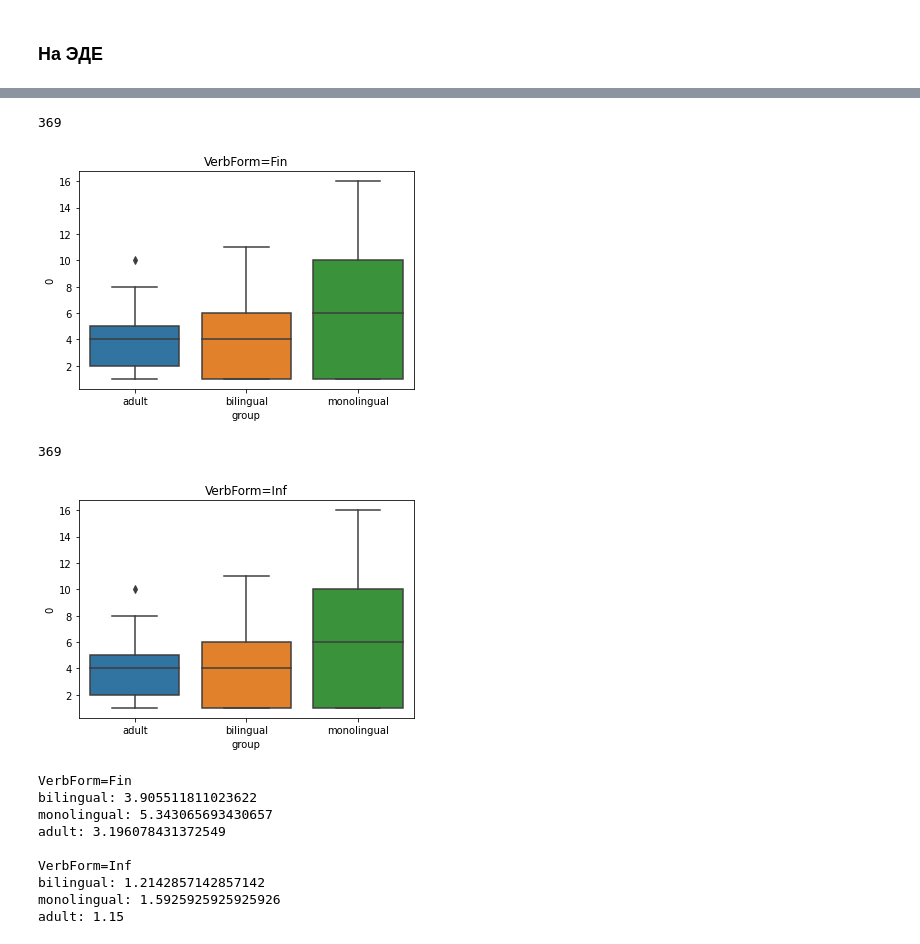
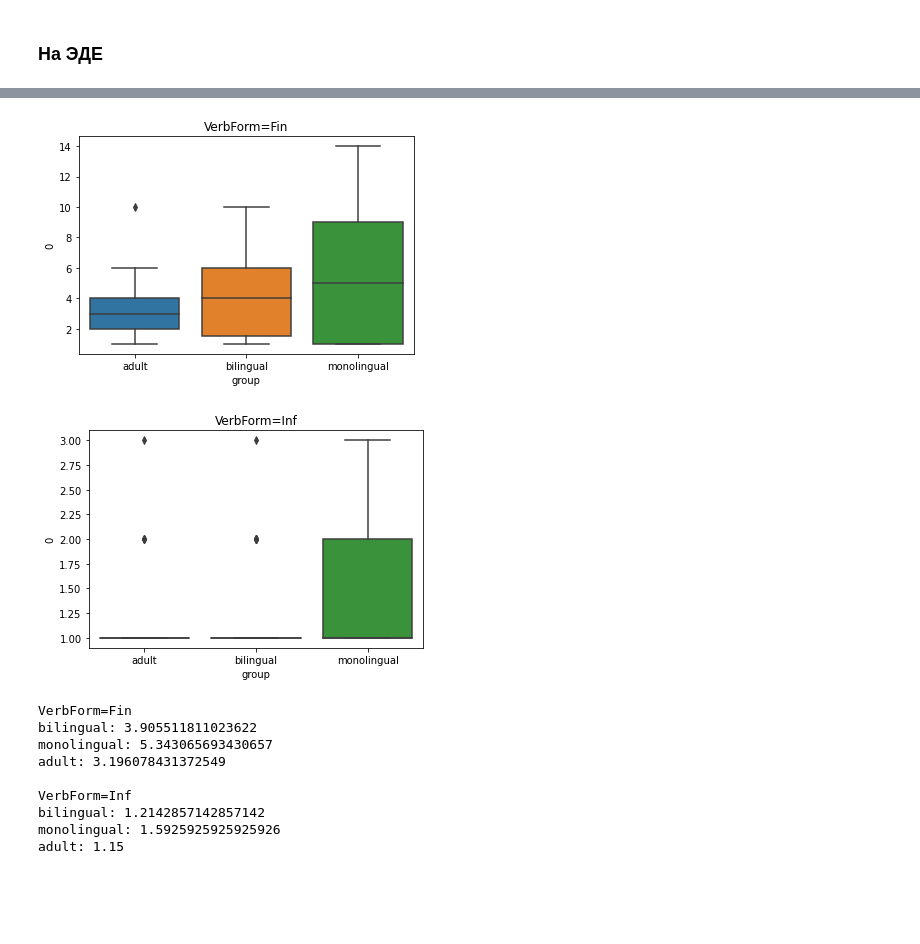
Before and after one commit to BunnyNoBugs/narratives-2021, a Jupyter notebook: syntax_analysis.ipynb, the cells around one changed output, grey strips where cells are left out. Saved outputs shown, nothing was run; the diff lists cells and outputs as text; code cells hidden in the pictures; blank space fills up the shorter version.

```diff
--- a/syntax_analysis.ipynb
+++ b/syntax_analysis.ipynb
@@ -225,17 +210,14 @@ Name: feats, Length: 11016, dtype: bool
 # %%
 verb_df = all_df[all_df['upos'] == 'VERB']
 for form in ['VerbForm=Fin', 'VerbForm=Inf']:
     form_df = pd.DataFrame(all_df[all_df['feats'].apply(lambda x: form in x)].groupby(['segment_id', 'group']).size())
-    form_df = pos_df.reset_index()
-    print(len(form_df))
+    form_df = form_df.reset_index()
     ax = sns.boxplot(x='group', y=0, data=form_df)
     ax.set_title(f'{form}')
     plt.show()
 # %% [output]
-369
-[figure, old version]
+[figure, new version]
-369
-[figure, old version]
+[figure, new version]
 # %%
 for form in ['VerbForm=Fin', 'VerbForm=Inf']:
     print(form)
```
Also changed, not shown: parts of 1 cell of this notebook.
